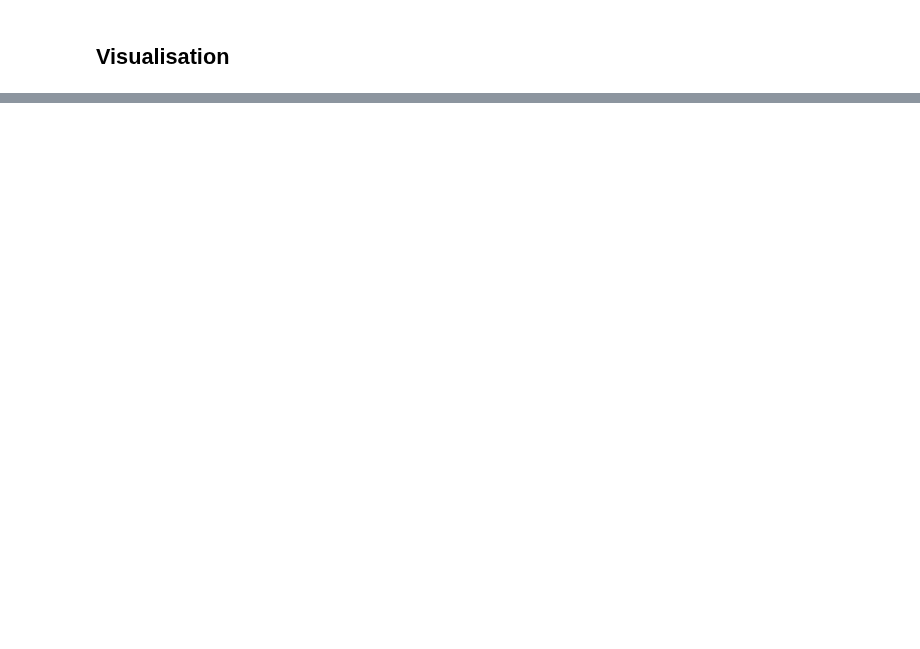
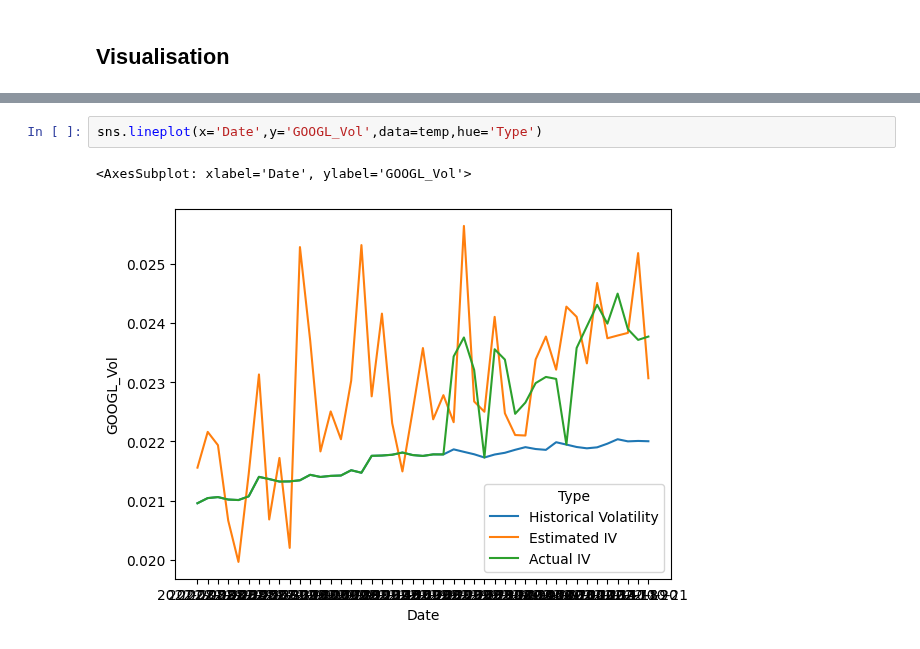
Before and after one commit to Shaojieee/MH4518-Simulation-in-Finance, a Jupyter notebook: python/working.ipynb, the cells around one changed output, grey strips where cells are left out. Saved outputs shown, nothing was run; the diff lists cells and outputs as text; blank space fills up the shorter version.

```diff
--- a/python/working.ipynb
+++ b/python/working.ipynb
@@ -340,0 +285,5 @@ plt.show()
+# %%
+sns.lineplot(x='Date',y='GOOGL_Vol',data=temp,hue='Type')
+# %% [output]
+<AxesSubplot: xlabel='Date', ylabel='GOOGL_Vol'>
+[figure, added]
```
Also changed, not shown: parts of 28 cells of this notebook, 25 other files.
